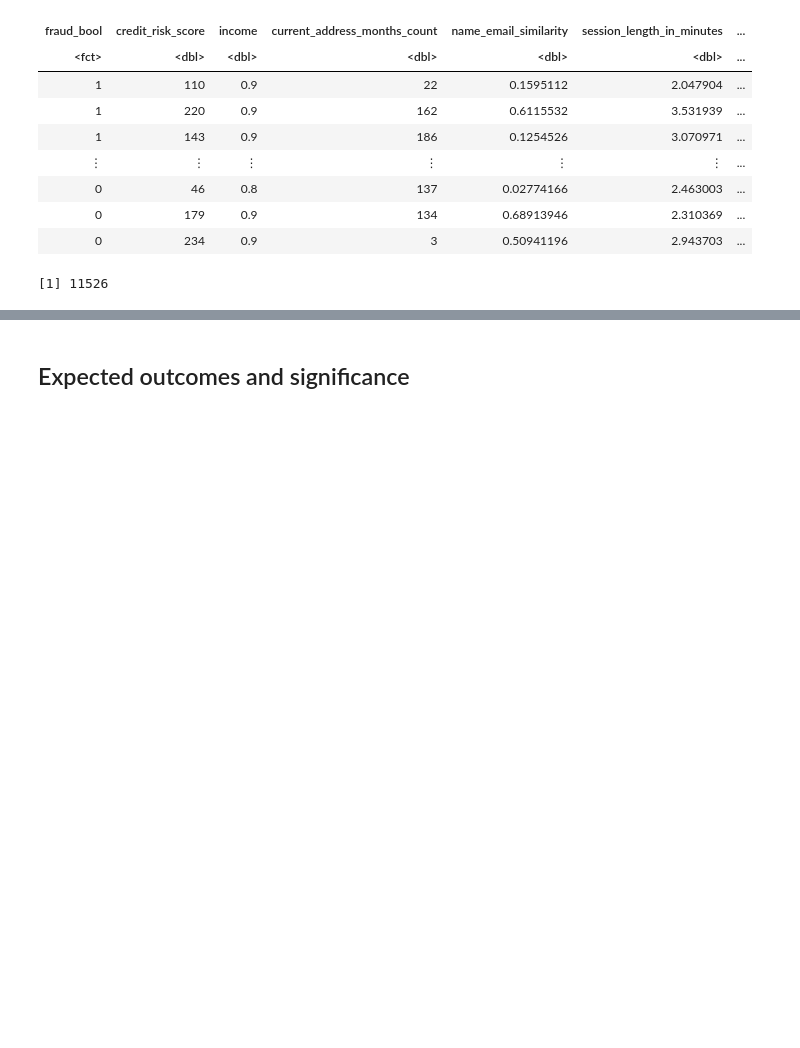
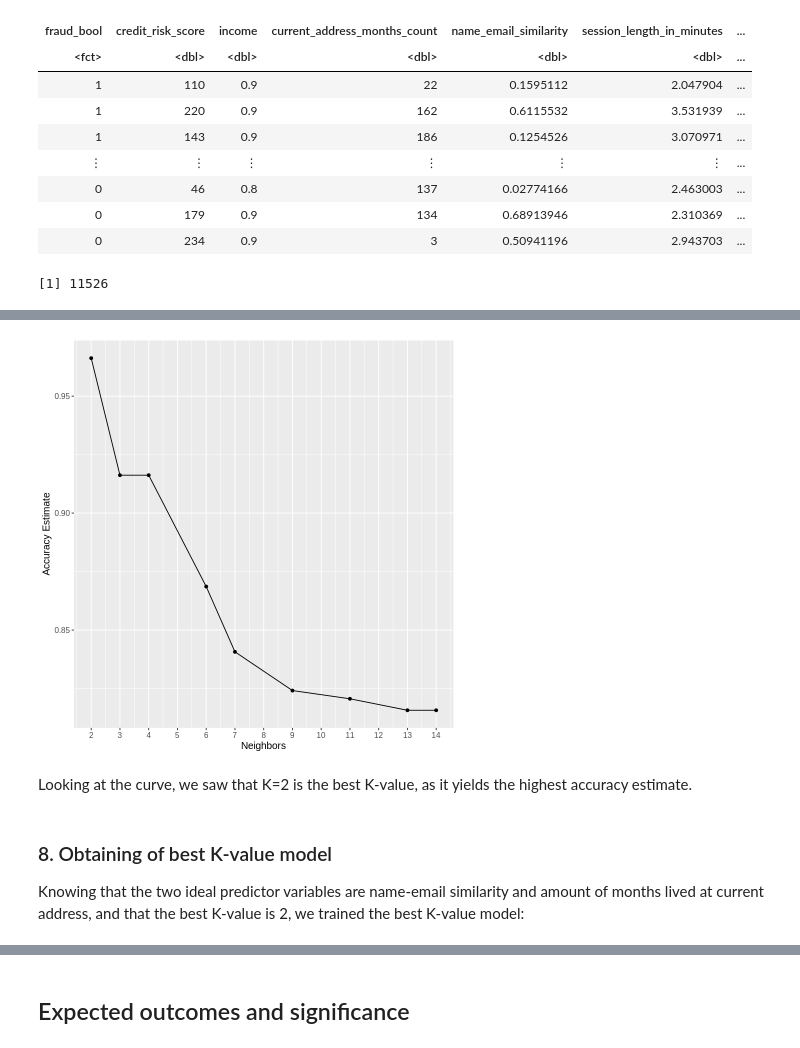
Before and after one commit to aqil18/DSCI100-Term-Project-2022W2, a Jupyter notebook: group_project_proposal.ipynb, the cells around one changed output, grey strips where cells are left out. Drawn from its saved outputs; the diff is of its cells as text; code cells hidden in the pictures; blank space fills up the shorter version.

```diff
--- a/group_project_proposal.ipynb
+++ b/group_project_proposal.ipynb
@@ -401,6 +431,6 @@ On the aforementioned 5 variables, we used the forward selection algorithm toget
 # %%
-fraud_subset <- fraud_train |>
-    select(-session_length_in_minutes)
+fraud_subset <- upsampled_fraud |>
+    select(fraud_bool, current_address_months_count, name_email_similarity,  proposed_credit_limit)
 
 names <- colnames(fraud_subset |> select(-fraud_bool))
 
@@ -417,7 +447,7 @@ knn_spec <- nearest_neighbor(
     set_engine("kknn") |>
     set_mode("classification")
 
-fraud_vfold <- vfold_cv(fraud_subset, v = 5, strata = fraud_bool)
+fraud_vfold <- vfold_cv(fraud_subset, v = 2, strata = fraud_bool)
 
 n_total <- length(names)
 
@@ -435,7 +465,6 @@ for (i in 1:n_total) {
         # create a recipe from the model string
         fraud_recipe <- recipe(as.formula(model_string),
             data = fraud_subset) |>
-            step_upsample(fraud_bool, over_ratio = 1, skip = FALSE) |>
             step_scale(all_predictors()) |>
             step_center(all_predictors())
 
@@ -444,7 +473,7 @@ for (i in 1:n_total) {
         acc <- workflow() |>
             add_recipe(fraud_recipe) |>
             add_model(knn_spec) |>
-            tune_grid(resamples = fraud_vfold, grid = 10) |>
+            tune_grid(resamples = fraud_vfold, grid = 5) |>
             collect_metrics() |>
             filter(.metric == "accuracy") |>
             summarize(mx = max(mean))
@@ -471,0 +526,21 @@ ERROR: Error in `check_installs()`:
+# %%
+fraud_recipe <- recipe(fraud_bool ~ name_email_similarity + current_address_months_count, data = fraud_subset) |>
+  step_scale(all_predictors()) |>
+  step_center(all_predictors())
+
+tune_spec <- nearest_neighbor(weight_func = "rectangular", neighbors = tune()) |>
+  set_engine("kknn") |>
+  set_mode("classification")
+
+tune_vfold <- vfold_cv(fraud_subset, v = 5, strata = fraud_bool)
+
+knn_results <- workflow() |>
+  add_recipe(fraud_recipe) |>
+  add_model(tune_spec) |>
+  tune_grid(resamples = tune_vfold, grid = 10) |>
+  collect_metrics()
+
+accuracies <- knn_results |>
+  filter(.metric == "accuracy")
+
+accuracies
@@ -471,0 +558,17 @@ ERROR: Error in `check_installs()`:
+# %%
+accuracy_vs_k <- ggplot(accuracies, aes(x = neighbors, y = mean)) +
+  geom_point() +
+  geom_line() +
+  labs(x = "Neighbors", y = "Accuracy Estimate") +
+  theme(text = element_text(size = 12)) +
+  scale_x_continuous(breaks=seq(0,14,1))
+
+accuracy_vs_k
+# %% [output]
+[figure, added]
+# %% [markdown]
+Looking at the curve, we saw that K=2 is the best K-value, as it yields the highest accuracy estimate.
+# %% [markdown]
+### 8. Obtaining of best K-value model
+
+Knowing that the two ideal predictor variables are name-email similarity and amount of months lived at current address, and that the best K-value is 2, we trained the best K-value model:
```
Also changed, not shown: parts of 24 cells of this notebook.
